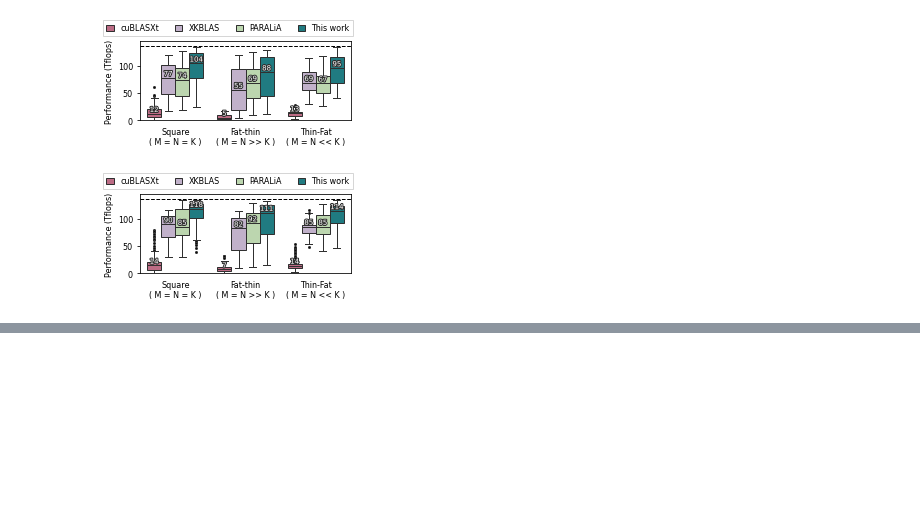
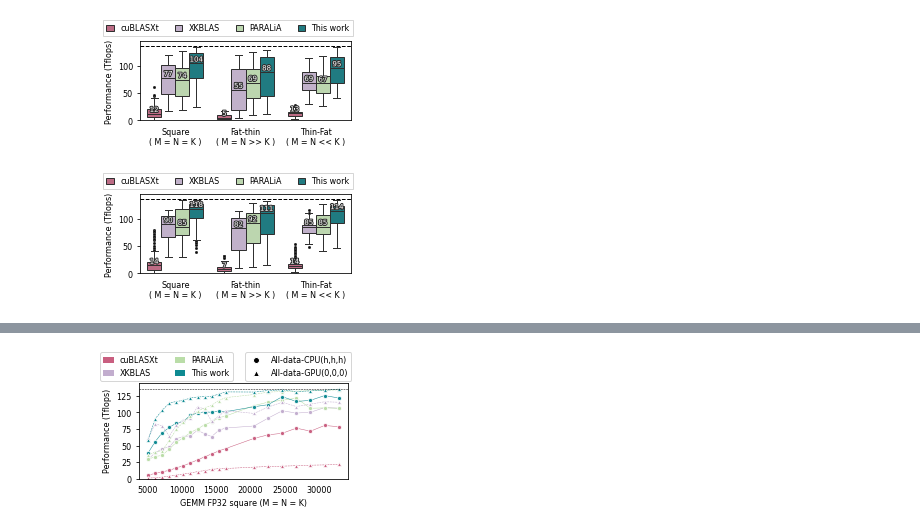
Before and after one commit to p-anastas/PARALiA-GEMMex, a Jupyter notebook: Benchmarking/Python_Scripts/main_plotter_uncut.ipynb, the cells around one changed output, grey strips where cells are left out. Saved outputs shown, nothing was run; the diff lists cells and outputs as text; code cells hidden in the pictures; blank space fills up the shorter version.

```diff
--- a/Benchmarking/Python_Scripts/main_plotter_uncut.ipynb
+++ b/Benchmarking/Python_Scripts/main_plotter_uncut.ipynb
@@ -613,0 +630,73 @@ fig.savefig('Plots/Plot_testbed-%s_gflops_comp_FP64.png' % (machine))
+# %%
+def enforce_gen_dataset_limits(df):
+    return df[
+    ((df['M']*df['N']*df['K'] >  4096**3)) &
+    #((df['M'] >= 1024)) & ((df['N'] >= 1024)) & ((df['K'] >= 1024)) &
+    (df['M'] == df['N']) & (df['K'] == df['M']) &
+    #((df['Asloc'] == -1) |
+    (((df['Asloc'] == -1) & (df['Csloc'] == -1)) |
+    ((df['Asloc'] == 0) & (df['Bsloc'] == 0) & (df['Csloc'] == 0)))]
+
+sns.set_palette(color_map[1:])
+#sns.set_palette(cp3_2)
+#sns.color_palette()
+
+dataset_perf_comparisson = dataset[(dataset['imp'] == 'cuBLASXt-float') |
+                        (dataset['imp'] == 'XKBLAS-float') |
+                        #(dataset['imp'] == 'taco-paralia-1.5-malloc') |
+                        (dataset['imp'] == 'taco-paralia-1.5-fixed-streams-float') |
+                        #(dataset['imp'] == 'qeta-mineta-auto') |
+                        #(dataset['imp'] == 'qeta-auto-reptile') |
+                        #(dataset['imp'] == 'qeta-minfetch-auto-reptile')|
+                        #dataset['imp'] == 'qeta-mineta-auto-reptile') |
+                        (dataset['imp'] == 'qeta-mineta-auto-reptile-float')]
+dataset_perf_comparisson['Asloc'][dataset_perf_comparisson['Asloc'] == -2] = -1
+dataset_perf_comparisson['Bsloc'][dataset_perf_comparisson['Bsloc'] == -2] = -1
+dataset_perf_comparisson['Csloc'][dataset_perf_comparisson['Csloc'] == -2] = -1
+dataset_perf_comparisson['loc_str'] = 100*(dataset_perf_comparisson['Csloc']+1) + 10*(dataset_perf_comparisson['Bsloc']+1) + dataset_perf_comparisson['Asloc']+1
+#dataset_perf_comparisson['imp'][dataset_perf_comparisson['imp'] == 'taco-paralia-1.5-fixed-streams'] = 'PARALiA'
+#dataset_perf_comparisson['imp'][dataset_perf_comparisson['imp'] == 'qeta-mineta-auto-reptile-fastev'] = 'This work'
+
+#dataset_perf_comparisson['imp'][dataset_perf_comparisson['loc_str'] == 0] = dataset_perf_comparisson['imp'] + '(h,h,h)'
+#dataset_perf_comparisson['imp'][dataset_perf_comparisson['loc_str'] == 111] = dataset_perf_comparisson['imp'] + '(0,0,0)'
+
+sq_dataset = enforce_gen_dataset_limits(PARALiA_grouby_avg(dataset_perf_comparisson))
+sq_dataset['Performance (Tflops)'] = sq_dataset['perf']/1024
+
+implementation_names = ['cuBLASXt', 'XKBLAS', 'PARALiA', 'This work']
+#sq_dataset['shape'] = 'Square\n( M = N = K )'
+fig, ax = plt.subplots(1,1)
+sq_dataset.sort_values(inplace = True, by = ['plot_order'])
+#print(sq_dataset)
+axout = sns.lineplot(data=sq_dataset[sq_dataset['loc_str'] == 0], x = 'M', y = 'Performance (Tflops)', hue = 'imp', ax=ax, marker = 'o', markersize = 4, linewidth = 0.5)
+axout = sns.lineplot(data=sq_dataset[sq_dataset['loc_str'] == 111], x = 'M', y = 'Performance (Tflops)', hue = 'imp', ax=ax , marker = '^', markersize = 4, linewidth = 0.5, linestyle = '--')
+ax.get_legend().remove()
+
+# Custom labels, colors, and markers
+a_val = 1
+circa = []
+for ctr in range(0,len(implementation_names)):
+    circa.append(matplotlib.patches.Patch(facecolor=color_map[1:][ctr],alpha=a_val,label=implementation_names[ctr]))
+fig.legend(handles = circa,
+        fontsize=font, loc = 'upper left',  fancybox = True, ncol=2, handlelength=1.3)
+
+custom_labels = ['All-data-CPU(h,h,h)', 'All-data-GPU(0,0,0)']
+custom_colors = ['k', 'k']
+custom_markers = ['o', '^']
+# Custom legend elements
+legend_elements1 = [matplotlib.lines.Line2D([0], [0], marker=marker, color='w', markerfacecolor=color, label=label, markersize=6)
+               for label, color, marker in zip(custom_labels, custom_colors, custom_markers)]
+fig.legend(loc = 'upper right', handles=legend_elements1,#bbox_to_anchor=(0.99, 0.81), #title="Speedup",  # Title for the legend
+        fontsize=font, fancybox = True, ncol=1)
+
+ax.axhline(y = 17*8, color = 'k', linestyle = '--', linewidth = 0.5)
+ax.set_ylim([0,145])
+plt.tick_params(bottom = False)
+ax.set_xlabel('GEMM FP32 square (M = N = K)')
+#ax.set_xticklabels(elem_name, rotation = 15)
+fig.set_size_inches(width, height*1.)
+fig.subplots_adjust(left=.15, bottom=.18/1., right=.985, top=1-((1 - .8)/1.))
+fig.savefig('Plots/Plot_testbed-%s_gflops_comp_FP32.pdf' % (machine))
+fig.savefig('Plots/Plot_testbed-%s_gflops_comp_FP32.png' % (machine))
+# %% [output]
+[figure, added]
```
Also changed, not shown: parts of 1 cell of this notebook.
